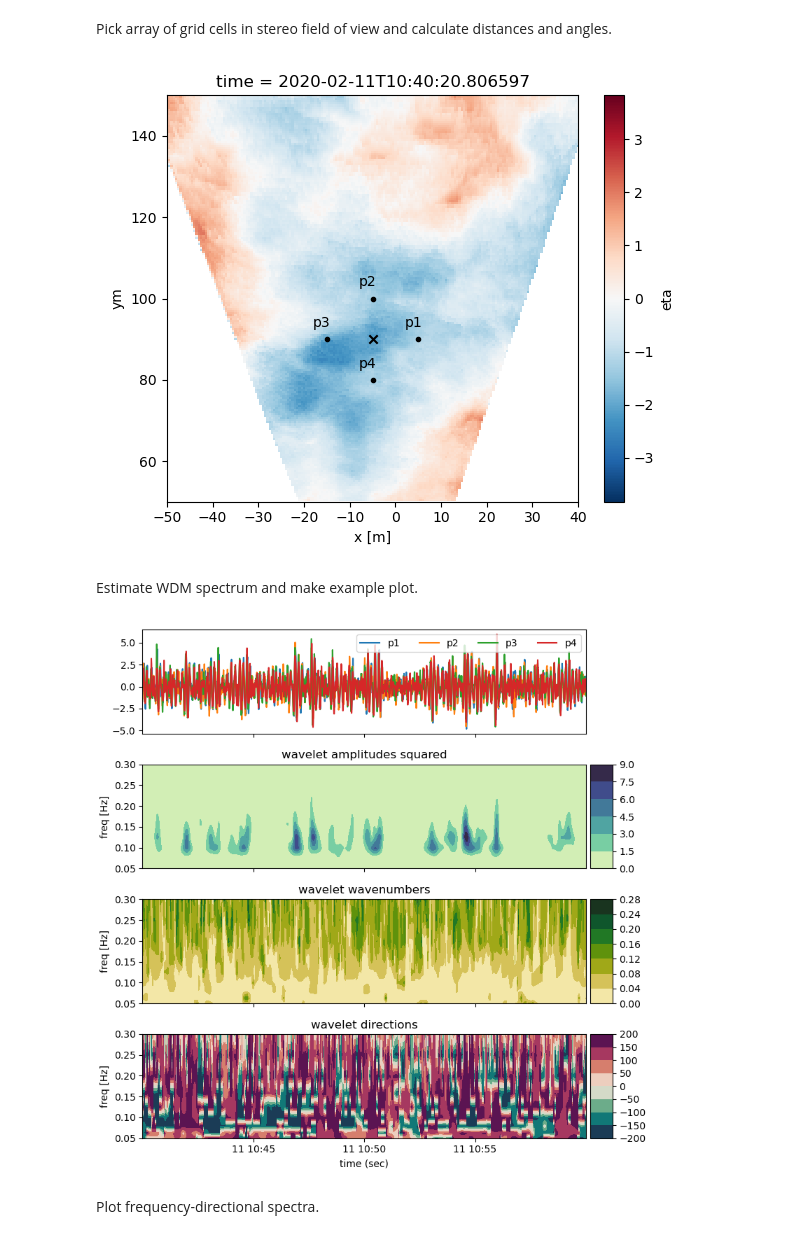
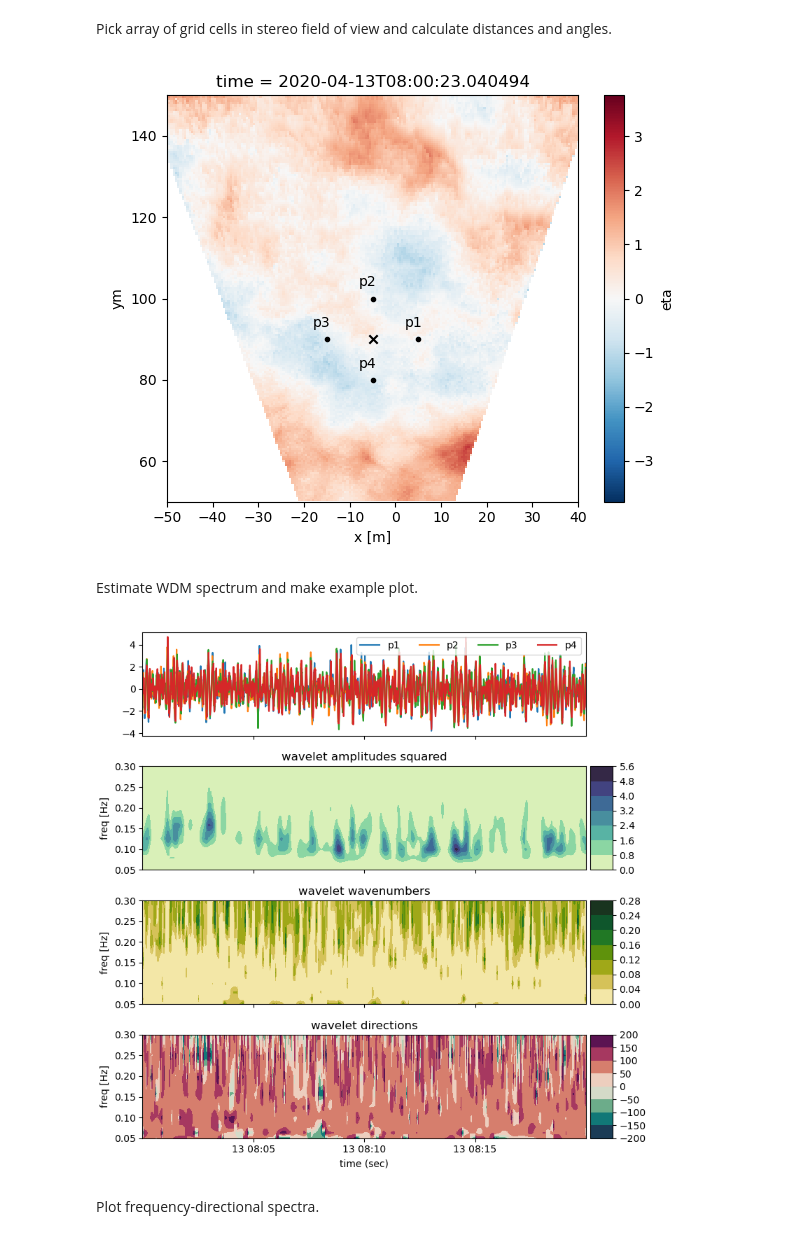
Before and after one commit to mikapm/pywdm, a Jupyter notebook: pywdm/ekok_stereo.ipynb, the cells around one changed output. Cells and saved outputs as stored; diff of their text form; code cells hidden in the pictures.

Commit message:
Update notebook, add more test cases.

```diff
--- a/pywdm/ekok_stereo.ipynb
+++ b/pywdm/ekok_stereo.ipynb
@@ -19,16 +19,24 @@ from roxsi_pyfuns import wave_spectra
 datadir = '/home/mikapm/Documents/EKOK'
 # Read WAMOS spectrum
 # fn_wamos = os.path.join(datadir, 'WAMOS_20200328_1520.nc')
-fn_wamos = os.path.join(datadir, 'WAMOS_20200211_1040.nc')
+# fn_wamos = os.path.join(datadir, 'WAMOS_20200211_1040.nc')
+# fn_wamos = os.path.join(datadir, 'WAMOS_20191209_1240.nc')
+# fn_wamos = os.path.join(datadir, 'WAMOS_20200104_0940.nc')
+fn_wamos = os.path.join(datadir, 'WAMOS_20200413_0800.nc')
 dsw = xr.open_dataset(fn_wamos)
 dsw = dsw.rename({'__xarray_dataarray_variable__': 'WAMOS_spec'},)
 # Read Ekofisk test stereo data
 # fn_nc = os.path.join(datadir, 'xygrid_50cm_20200328_1520_plane_sub.nc')
 # fn_nc = os.path.join(datadir, 'xygrid_50cm_20210406_1620_plane_sub.nc')
-fn_nc = os.path.join(datadir, 'xygrid_50cm_20200211_1040_plane_sub.nc')
+# fn_nc = os.path.join(datadir, 'xygrid_50cm_20200211_1040_plane_sub.nc')
+# fn_nc = os.path.join(datadir, 'xygrid_50cm_20191209_1240_plane_sub.nc')
+# fn_nc = os.path.join(datadir, 'xygrid_50cm_20200104_0940_plane_sub.nc')
+fn_nc = os.path.join(datadir, 'xygrid_50cm_20200413_0800_plane_sub.nc')
 ds = xr.open_dataset(fn_nc, decode_coords='all')
 # Change sign of y coord
 ds = ds.assign_coords(ym=ds.y * (-1))
+# Just in case: make sure timestamps increase monotonically
+ds = ds.sortby('time')
 ds
 # %% [output]
 <xarray.Dataset>
@@ -116,7 +124,7 @@ ax.set_xlim([-50, 40])
 plt.tight_layout()
 plt.show()
 # %% [output]
-[figure, old version]
+[figure, new version]
 # %% [markdown]
 Estimate WDM spectrum and make example plot.
 # %%
@@ -126,7 +134,7 @@ WDM = wdm.WaveletDirectionalMethod(A, R, lf=0.05, hf=0.8, nv=3)
 Amp, K, Th, freqs = WDM.wdm_kth(arr.T)
 # Get f-theta and f spectra
 res = 10
-dse = WDM.spec_fth(Amp, Th*(180/np.pi), freqs, res=res)
+dse = WDM.spec_fth(Amp, Th*(180/np.pi), freqs, res=res, ang_offset=21)
 
 # Plot time series and wavelet amplitudes^2, wavenumbers and directions
 fig, axes = plt.subplots(figsize=(8,8), nrows=4, sharex=True)
@@ -134,34 +142,34 @@ ims = {} # dict for images for colorbars
 # Plot array time series on top
 for i in range(4):
     axes[0].plot(t, arr[i], label=f'p{i+1:0d}')
 axes[0].set_xlabel(None)
 axes[0].set_title(None)
 axes[0].legend(loc='upper right', ncol=4)
 # Row 2: Wavelet amplitudes ^ 2
 ims['1'] = axes[1].contourf(t, freqs, Amp**2, cmap=cmocean.cm.deep)
 axes[1].set_title('wavelet amplitudes squared')
 axes[1].set_ylabel('freq [Hz]')
 # Row 3: Wavelet wavenumbers
 ims['2'] = axes[2].contourf(t, freqs, K, cmap=cmocean.cm.speed)
 axes[2].set_ylabel('freq [Hz]')
 axes[2].set_title('wavelet wavenumbers')
 # Row 4: Wavelet directions
 ims['3'] = axes[3].contourf(t, freqs, np.rad2deg(Th), cmap=cmocean.cm.curl)
 axes[3].set_ylabel('freq [Hz]')
 axes[3].set_xlabel('time (sec)')
 axes[3].set_title('wavelet directions')
 # Colorbars
 for i,ax in enumerate(axes[1:]):
     cax = axes[i+1].inset_axes([1.01, 0.00, 0.05, 1.0], transform=axes[i+1].transAxes)
     fig.colorbar(ims[f'{i+1:0d}'], cax=cax, orientation='vertical')
 # x-lims
 for ax in axes[1:]:
     ax.set_ylim([0.05, 0.3])
 plt.tight_layout()
 plt.show()
 # plt.close()
 # %% [output]
-[figure, old version]
+[figure, new version]
 # %% [markdown]
 Plot frequency-directional spectra.
 # %%
```
Also changed, not shown: parts of 5 cells of this notebook.
